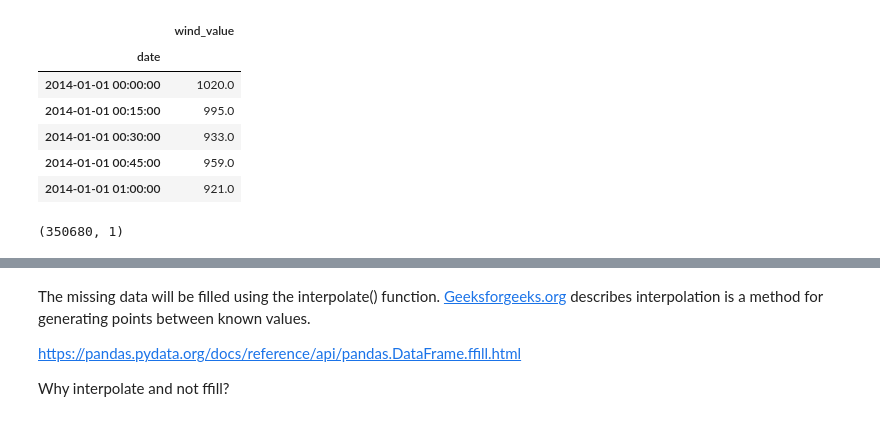
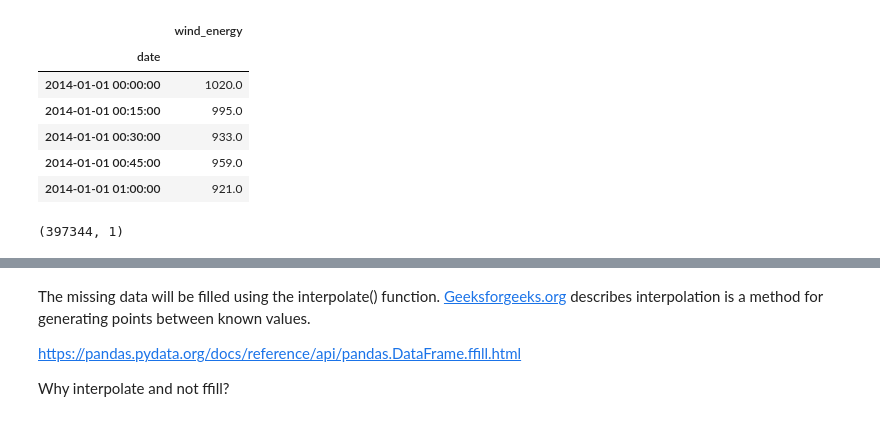
Before and after one commit to IreneKilgannon/PFDA, a Jupyter notebook: PFDA-project/clean_electricity.ipynb, the cells around one changed output, grey strips where cells are left out. Cells and saved outputs as stored; diff of their text form; code cells hidden in the pictures.

```diff
--- a/PFDA-project/clean_electricity.ipynb
+++ b/PFDA-project/clean_electricity.ipynb
@@ -26,34 +24,36 @@ csv_files = glob.glob('data/electricity/*.csv')
 # %%
 # Create an empty dataframe to store the combined data
 electricity_df = pd.DataFrame()
 
-# Loop through each csv file and append contents to electricity_df
+# Loop through each CSV file found by glob and append contents to electricity_df
 for csv_file in csv_files:
     df = pd.read_csv(csv_file,
                      header = None,
-                     names = ['date', 'wind_actual', 'location', 'wind_value'],
+                     names = ['date', 'wind_actual', 'location', 'wind_energy'],
                      index_col= 'date',
                      parse_dates= ['date'],
-                     usecols= ['date', 'wind_value'])
-    # Concatenate the df to electricity_df
+                     usecols= ['date', 'wind_energy'])
+
+    # Concatenate df to electricity_df
     electricity_df = pd.concat([electricity_df, df])
 
-    # Sort the df by index
+    # Sort electricity_df by index
     electricity_df.sort_index(inplace= True)
 
 electricity_df.head()
 # %% [output]
-|  | wind_value |
+|  | wind_energy |
 | date |  |
 | 2014-01-01 00:00:00 | 1020.0 |
 | 2014-01-01 00:15:00 | 995.0 |
 | 2014-01-01 00:30:00 | 933.0 |
 | 2014-01-01 00:45:00 | 959.0 |
 | 2014-01-01 01:00:00 | 921.0 |
-# %%
-electricity_df.shape
-# %% [output]
-(350680, 1)
+# %%
+# Shape of the dataframe
+electricity_df.shape
+# %% [output]
+(397344, 1)
 # %%
 electricity_df.info()
 # %% [output]
```
Also changed, not shown: parts of 17 cells of this notebook, 7 other files.
